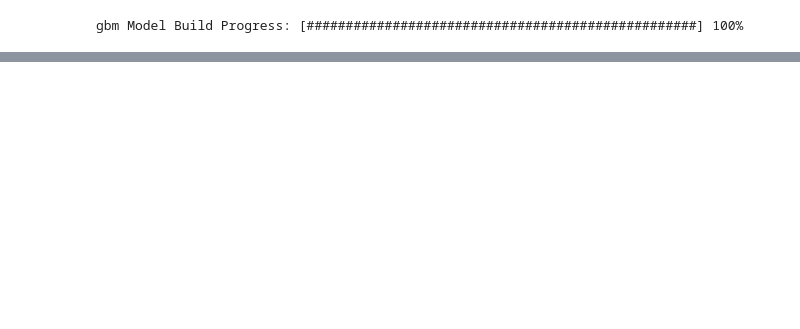
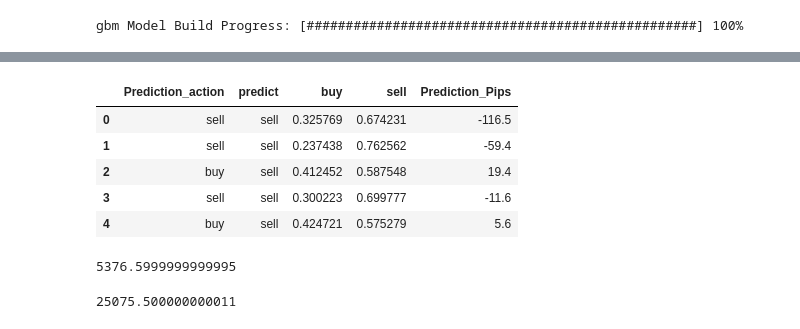
Before and after one commit to yuecong/autotrade, a Jupyter notebook: model_evaluation_h2o.ipynb, the cells around one changed output, grey strips where cells are left out. Cells and saved outputs as stored; diff of their text form; code cells hidden in the pictures; blank space fills up the shorter version.

Commit message:
update model evaluation notebook

```diff
--- a/model_evaluation_h2o.ipynb
+++ b/model_evaluation_h2o.ipynb
@@ -162,0 +174,2 @@ Maximum Metrics:
+# %%
+predict_df_eur_usd_h2o_valid = model_gbm.predict(df_eur_usd_h2o_valid[features])
@@ -162,0 +213,12 @@ Maximum Metrics:
+# %%
+result = df_eur_usd_valid.join(predict_df_eur_usd_valid)
+# %%
+result_col = ['Prediction_action','predict','buy','sell','Prediction_Pips']
+result[result_col][:5]
+# %% [output]
+|  | Prediction_action | predict | buy | sell | Prediction_Pips |
+| 0 | sell | sell | 0.325769 | 0.674231 | -116.5 |
+| 1 | sell | sell | 0.237438 | 0.762562 | -59.4 |
+| 2 | buy | sell | 0.412452 | 0.587548 | 19.4 |
+| 3 | sell | sell | 0.300223 | 0.699777 | -11.6 |
+| 4 | buy | sell | 0.424721 | 0.575279 | 5.6 |
@@ -162,0 +227,11 @@ Maximum Metrics:
+# %%
+#Possbile loss in pips
+sum(abs(wrong_result[abs(wrong_result['buy'] - wrong_result['sell']) >0.25]['Prediction_Pips']))
+# %% [output]
+5376.5999999999995
+# %%
+#possible profit in pips
+correct_result = result[result['Prediction_action'] == result['predict']]
+sum(abs(correct_result['Prediction_Pips']))
+# %% [output]
+25075.500000000011
```
Also changed, not shown: parts of 11 cells of this notebook.
